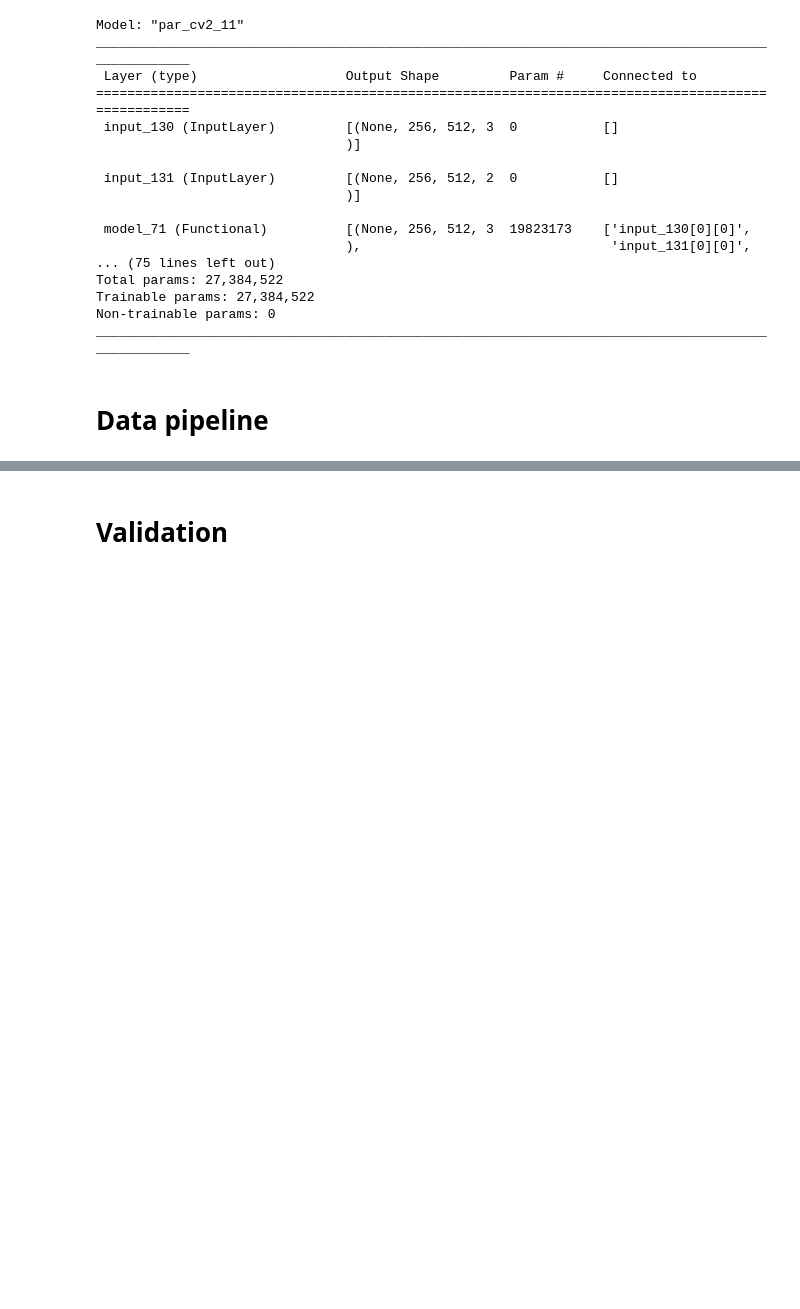
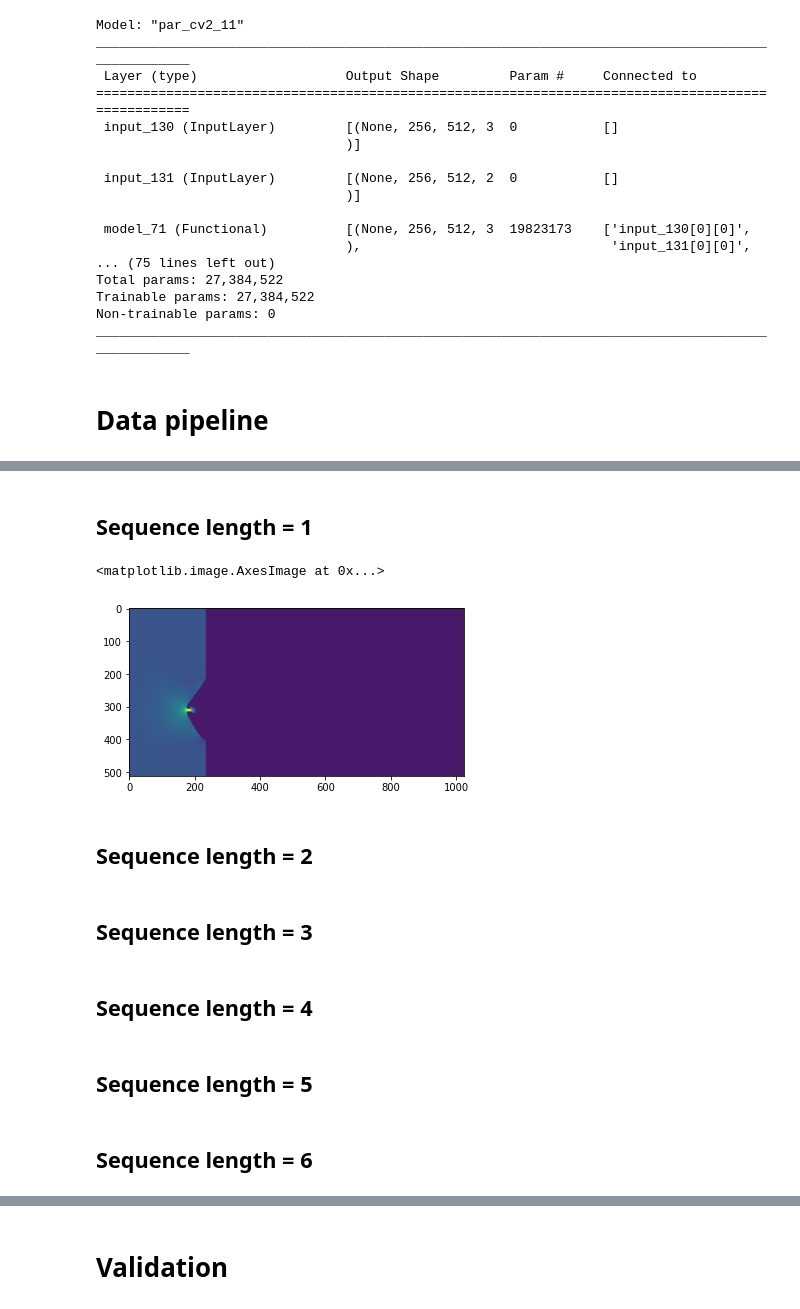
Before and after one commit to baeklab/parc, a Jupyter notebook: demos/parc_v2/parc_v2_demo.ipynb, the cells around one changed output, grey strips where cells are left out. Drawn from its saved outputs; the diff is of its cells as text; code cells hidden in the pictures; blank space fills up the shorter version.

```diff
--- a/demos/parc_v2/parc_v2_demo.ipynb
+++ b/demos/parc_v2/parc_v2_demo.ipynb
@@ -574,0 +617,23 @@ for _ in range (2):
+# %% [markdown]
+## Sequence length = 1
+# %%
+parc = PARCv2(n_state_var = 3, n_time_step = 1)
+parc.build()
+parc.summary()
+parc.compile()
+parc.compile(optimizer = tf.keras.optimizers.Adam(lr=0.0001, beta_1 = 0.9, beta_2 = 0.999),metrics=['mse'])
+history = parc.fit(x=[state_seq_whole[:,:,:,:3],vel_seq_whole[:,:,:,:2]], y =[state_seq_whole[:,:,:,3:],vel_seq_whole[:,:,:,2:]],
+                    batch_size=4, epochs = 300)
+# %% [output]
+<matplotlib.image.AxesImage at 0x...>
+[figure, added]
+# %% [markdown]
+## Sequence length = 2
+# %% [markdown]
+## Sequence length = 3
+# %% [markdown]
+## Sequence length = 4
+# %% [markdown]
+## Sequence length = 5
+# %% [markdown]
+## Sequence length = 6
```
Also changed, not shown: parts of 7 cells of this notebook.
